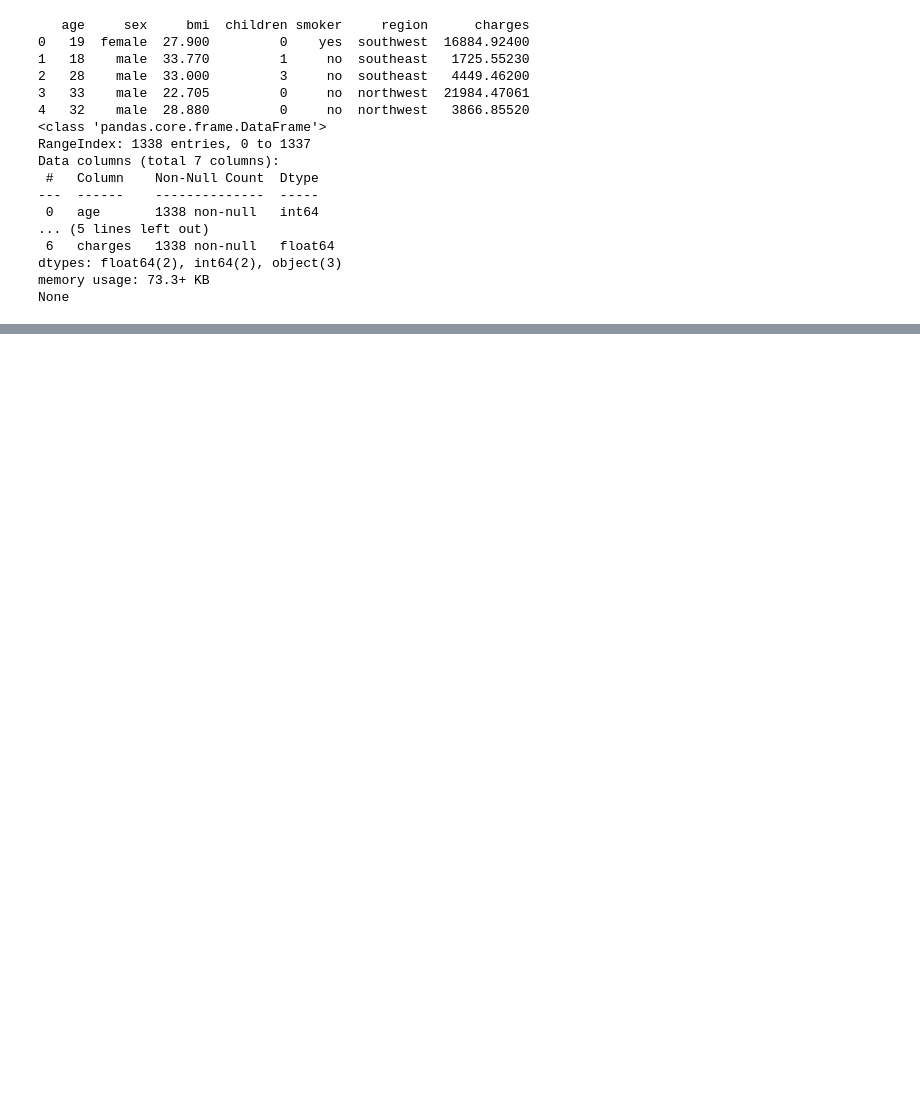
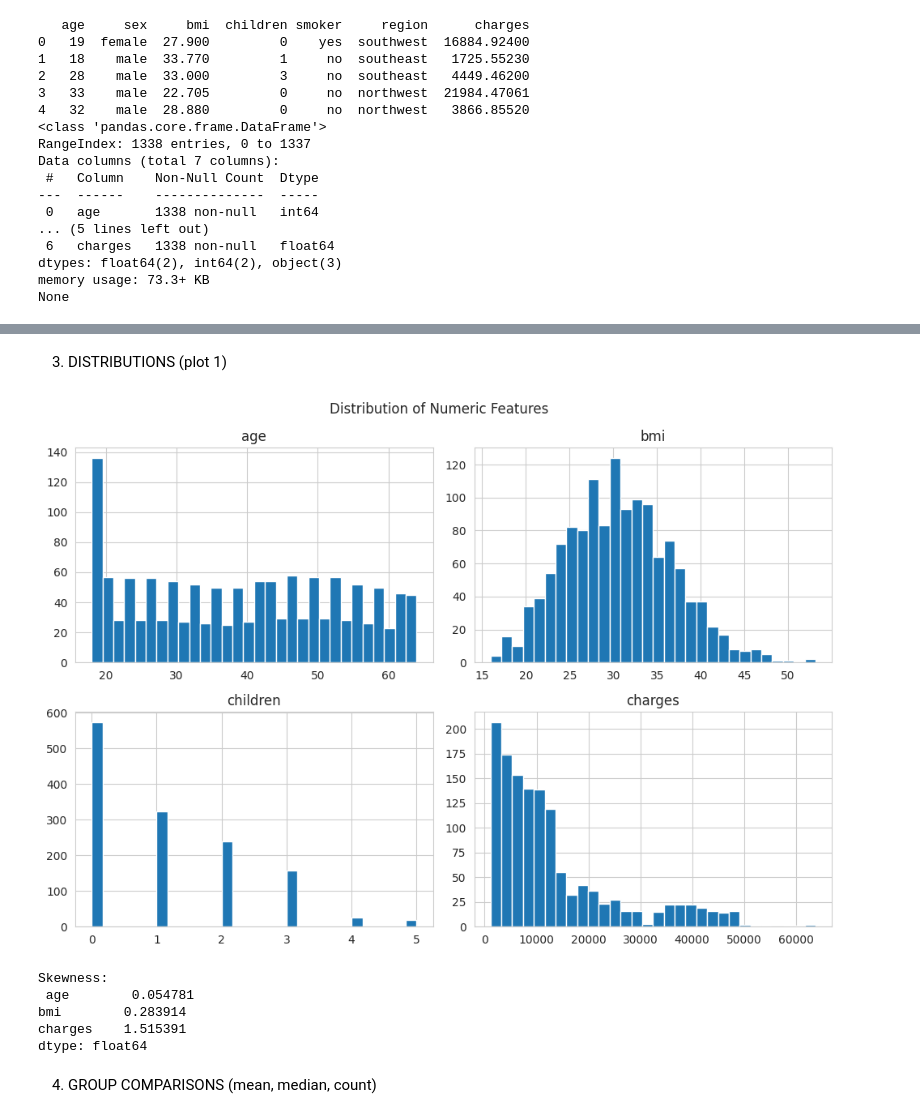
Before and after one commit to dhanalakshmirose/Healthcare-Data-Analysis, a Jupyter notebook: Healthcare_Data_Analysis.ipynb, the cells around one changed output, grey strips where cells are left out. Saved outputs shown, nothing was run; the diff lists cells and outputs as text; code cells hidden in the pictures; blank space fills up the shorter version.

```diff
--- a/Healthcare_Data_Analysis.ipynb
+++ b/Healthcare_Data_Analysis.ipynb
@@ -59,0 +61,17 @@ plt.show()
+# %% [markdown]
+ 3. DISTRIBUTIONS (plot 1)
+# %%
+df[['age', 'bmi', 'children', 'charges']].hist(bins=30, figsize=(10, 7))
+plt.suptitle("Distribution of Numeric Features")
+plt.tight_layout()
+plt.show()
+print("\nSkewness:\n", df[['age', 'bmi', 'charges']].skew())
+# %% [output]
+[figure, added]
+Skewness:
+ age        0.054781
+bmi        0.283914
+charges    1.515391
+dtype: float64
+# %% [markdown]
+4. GROUP COMPARISONS (mean, median, count)
```
Also changed, not shown: parts of 35 cells of this notebook.
